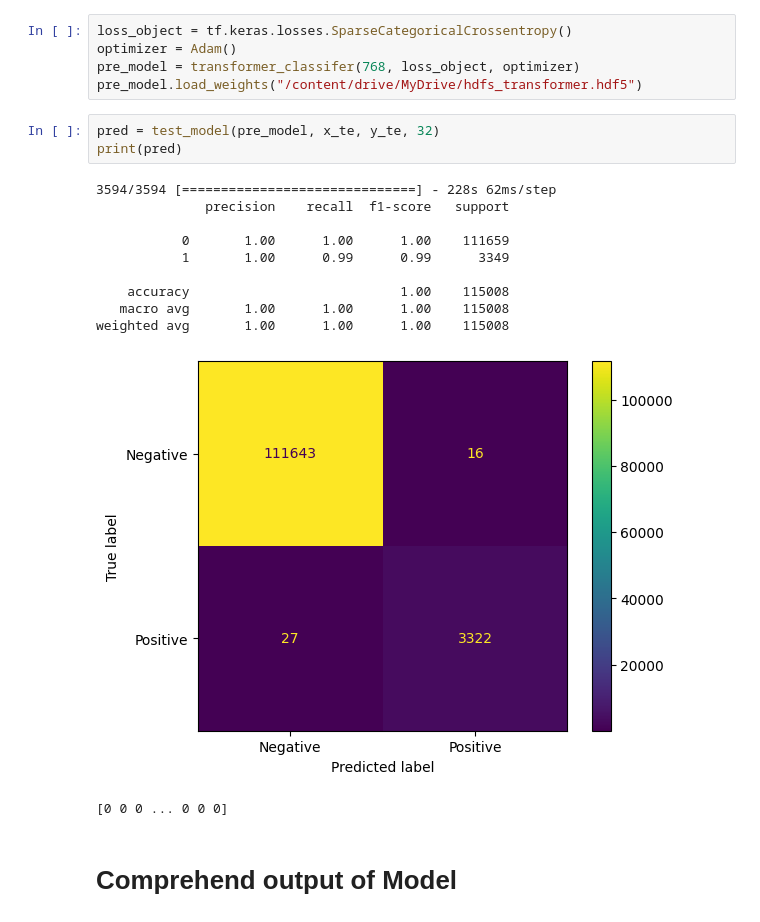
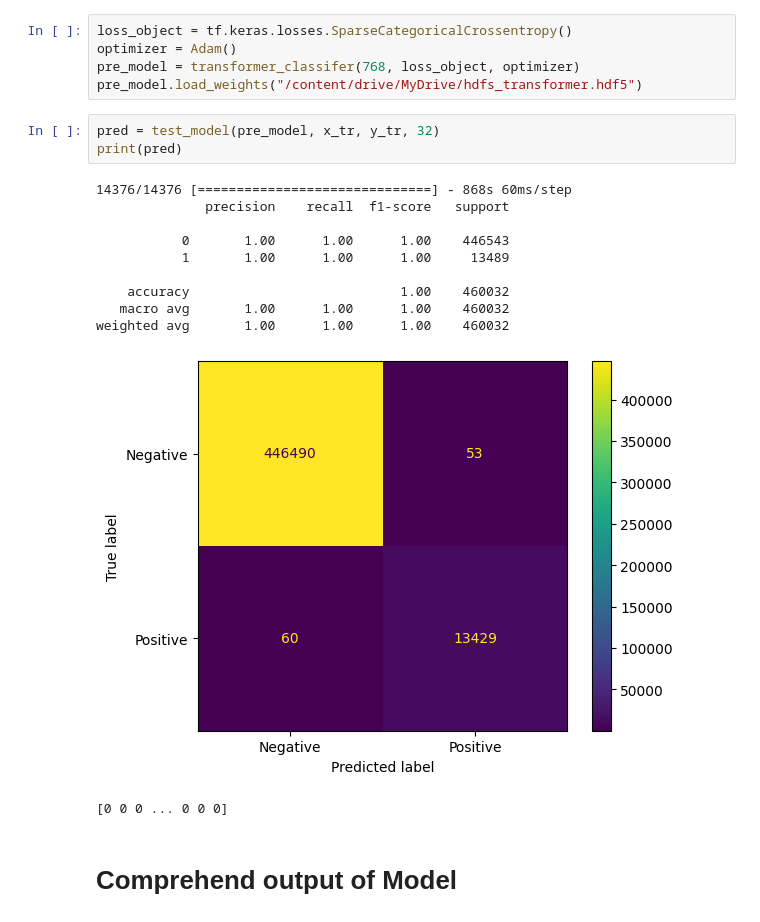
Before and after one commit to radical-p/NeuralLog, a Jupyter notebook: Transformer_based_Classification.ipynb, the cells around one changed output. Cells and saved outputs as stored; diff of their text form.

```diff
--- a/Transformer_based_Classification.ipynb
+++ b/Transformer_based_Classification.ipynb
@@ -346,19 +342,19 @@ optimizer = Adam()
 pre_model = transformer_classifer(768, loss_object, optimizer)
 pre_model.load_weights("/content/drive/MyDrive/hdfs_transformer.hdf5")
 # %%
-pred = test_model(pre_model, x_te, y_te, 32)
+pred = test_model(pre_model, x_tr, y_tr, 32)
 print(pred)
 # %% [output]
-3594/3594 [==============================] - 228s 62ms/step
+14376/14376 [==============================] - 868s 60ms/step
               precision    recall  f1-score   support
 
-           0       1.00      1.00      1.00    111659
-           1       1.00      0.99      0.99      3349
+           0       1.00      1.00      1.00    446543
+           1       1.00      1.00      1.00     13489
 
-    accuracy                           1.00    115008
-   macro avg       1.00      1.00      1.00    115008
-weighted avg       1.00      1.00      1.00    115008
+    accuracy                           1.00    460032
+   macro avg       1.00      1.00      1.00    460032
+weighted avg       1.00      1.00      1.00    460032
-[figure, old version]
+[figure, new version]
 [0 0 0 ... 0 0 0]
 # %% [markdown]
 # Comprehend output of Model
```
Also changed, not shown: parts of 4 cells of this notebook.
